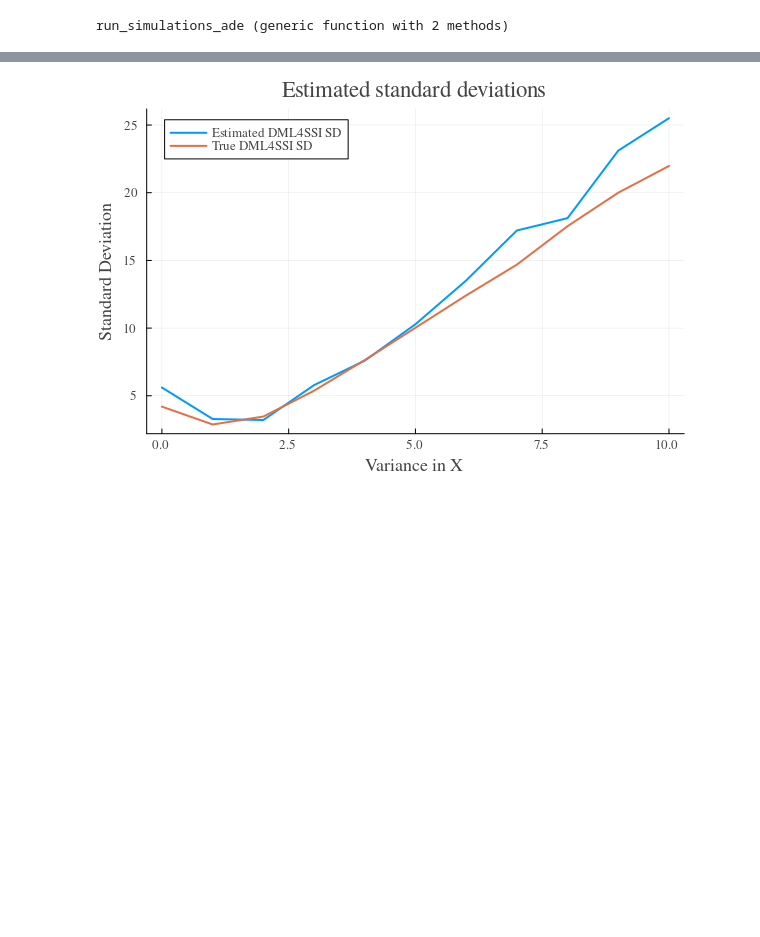
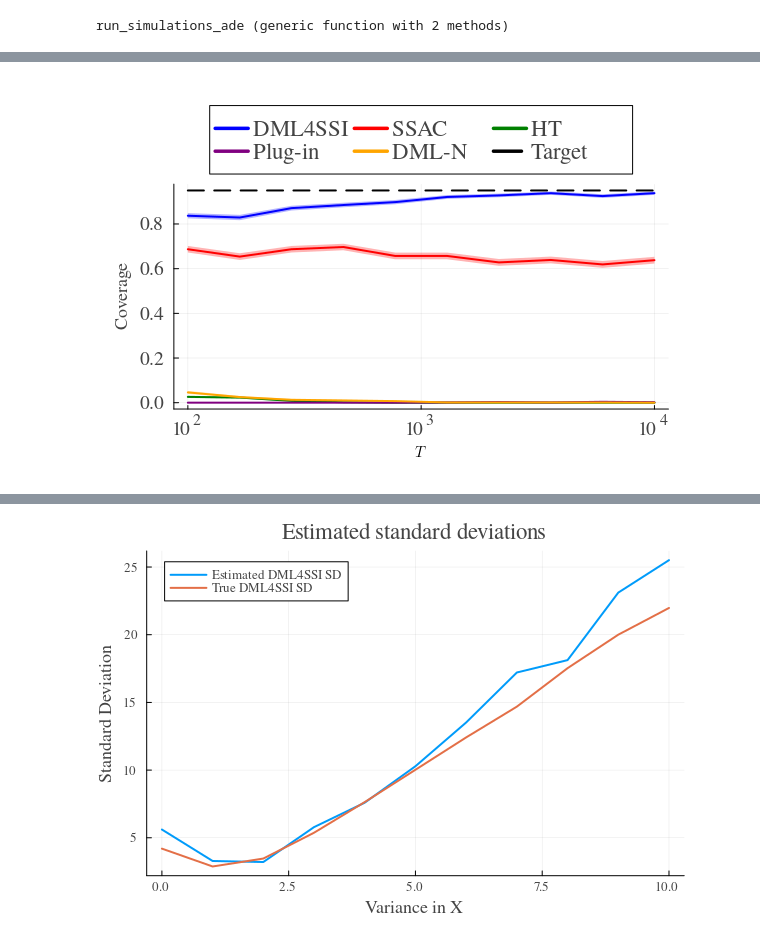
Before and after one commit to johnchrishays/dml4ssi, a Jupyter notebook: simulations.ipynb, the cells around one changed output, grey strips where cells are left out. Saved outputs shown, nothing was run; the diff lists cells and outputs as text; code cells hidden in the pictures; blank space fills up the shorter version.

```diff
--- a/simulations.ipynb
+++ b/simulations.ipynb
@@ -542,0 +727,55 @@ run_simulations_ade (generic function with 2 methods)
+# %%
+# Compute standard deviations for coverage estimates
+margin = 5mm
+plot(sample_sizes, dml_coverages_n,
+     ribbon=dml_sds,
+     fillalpha=0.3,
+     label="DML4SSI",
+     legend=:outertop,
+     legend_columns=3,
+     legendfontsize=LEGEND_SIZE,
+     tickfontsize=TICK_SIZE,
+     xlabel=L"$T$",
+     ylabel="Coverage",
+     linewidth=2,
+     color=:blue,
+     xscale=:log10,
+     margin=margin,
+     size=(600, 400))
+plot!(sample_sizes, ssac_coverages_n,
+     ribbon=ssac_sds,
+     fillalpha=0.3,
+      label="SSAC",
+      linewidth=2,
+      color=:red)
+plot!(sample_sizes, naive_coverages_n,
+      ribbon=naive_sds,
+      fillalpha=0.3,
+      label="HT",
+      linewidth=2,
+      color=:green)
+plot!(sample_sizes, plugin_coverages_n,
+      ribbon=plugin_sds,
+      fillalpha=0.3,
+      label="Plug-in",
+      linewidth=2,
+      color=:purple)
+plot!(sample_sizes, dml_naive_coverages_n,
+      ribbon=dml_naive_sds,
+      fillalpha=0.3,
+      label="DML-N",
+      linewidth=2,
+      color=:orange)
+plot!(sample_sizes, fill(0.95, length(sample_sizes)),
+      label="Target",
+      linewidth=2,
+      linestyle=:dash,
+      color=:black)
+
+
+
+
+savefig("coverage_vs_sample_size.svg")
+plot!()
+# %% [output]
+[figure, added]
```
Also changed, not shown: parts of 25 cells of this notebook.
